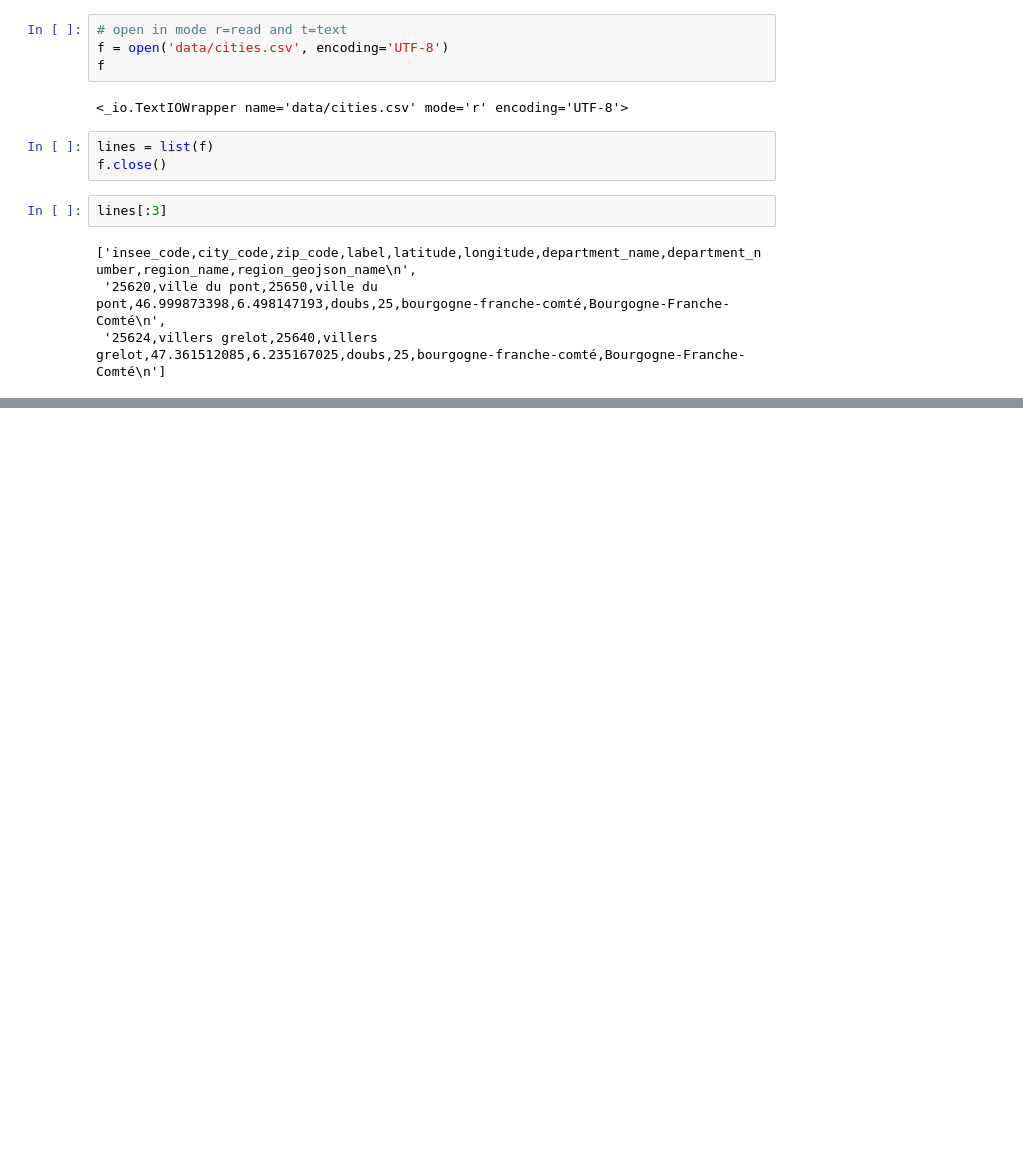
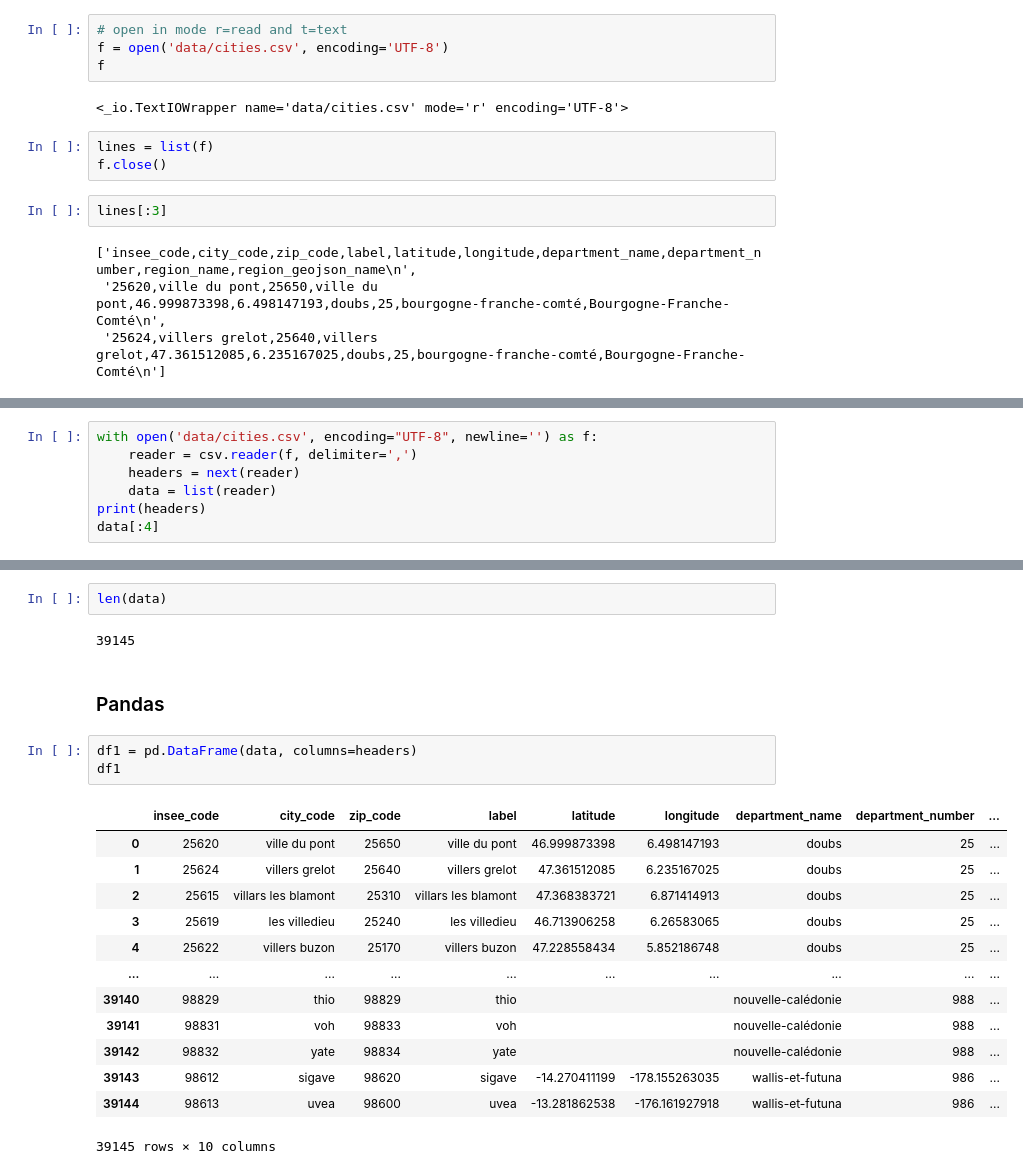
Before and after one commit to matthcol/python202406, a Jupyter notebook: FileOs/files.ipynb, the cells around one changed output, grey strips where cells are left out. Saved outputs shown, nothing was run; the diff lists cells and outputs as text; blank space fills up the shorter version.

```diff
--- a/FileOs/files.ipynb
+++ b/FileOs/files.ipynb
@@ -214,0 +223,7 @@ lines[:3]
+# %%
+with open('data/cities.csv', encoding="UTF-8", newline='') as f:
+    reader = csv.reader(f, delimiter=',')
+    headers = next(reader)
+    data = list(reader)
+print(headers)
+data[:4]
@@ -214,0 +249,23 @@ lines[:3]
+# %%
+len(data)
+# %% [output]
+39145
+# %% [markdown]
+### Pandas
+# %%
+df1 = pd.DataFrame(data, columns=headers)
+df1
+# %% [output]
+|  | insee_code | city_code | zip_code | label | latitude | longitude | department_name | department_number | ... |
+| 0 | 25620 | ville du pont | 25650 | ville du pont | 46.999873398 | 6.498147193 | doubs | 25 | ... |
+| 1 | 25624 | villers grelot | 25640 | villers grelot | 47.361512085 | 6.235167025 | doubs | 25 | ... |
+| 2 | 25615 | villars les blamont | 25310 | villars les blamont | 47.368383721 | 6.871414913 | doubs | 25 | ... |
+| 3 | 25619 | les villedieu | 25240 | les villedieu | 46.713906258 | 6.26583065 | doubs | 25 | ... |
+| 4 | 25622 | villers buzon | 25170 | villers buzon | 47.228558434 | 5.852186748 | doubs | 25 | ... |
+| ... | ... | ... | ... | ... | ... | ... | ... | ... | ... |
+| 39140 | 98829 | thio | 98829 | thio |  |  | nouvelle-calédonie | 988 | ... |
+| 39141 | 98831 | voh | 98833 | voh |  |  | nouvelle-calédonie | 988 | ... |
+| 39142 | 98832 | yate | 98834 | yate |  |  | nouvelle-calédonie | 988 | ... |
+| 39143 | 98612 | sigave | 98620 | sigave | -14.270411199 | -178.155263035 | wallis-et-futuna | 986 | ... |
+| 39144 | 98613 | uvea | 98600 | uvea | -13.281862538 | -176.161927918 | wallis-et-futuna | 986 | ... |
+39145 rows × 10 columns
```
Also changed, not shown: parts of 11 cells of this notebook.
